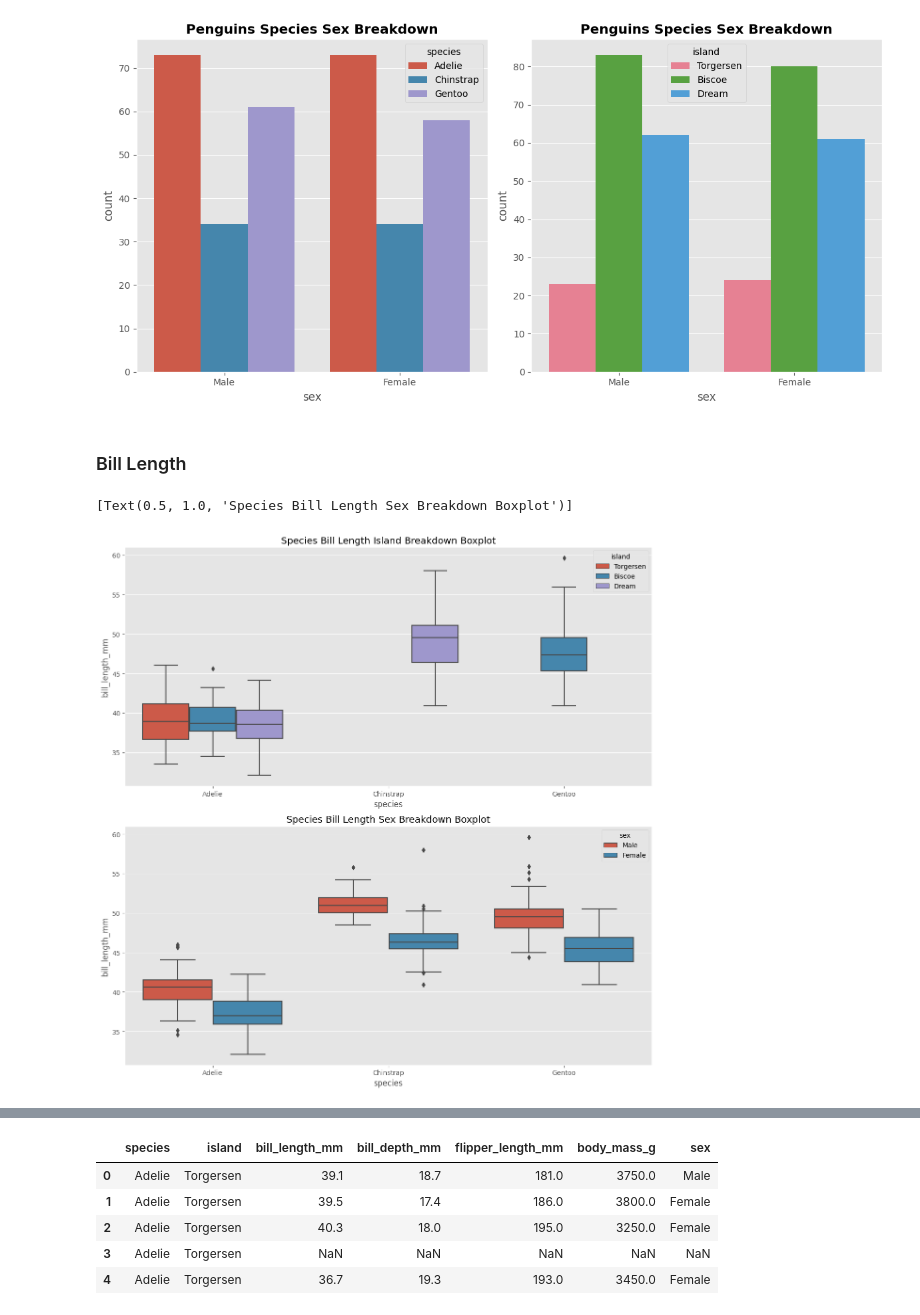
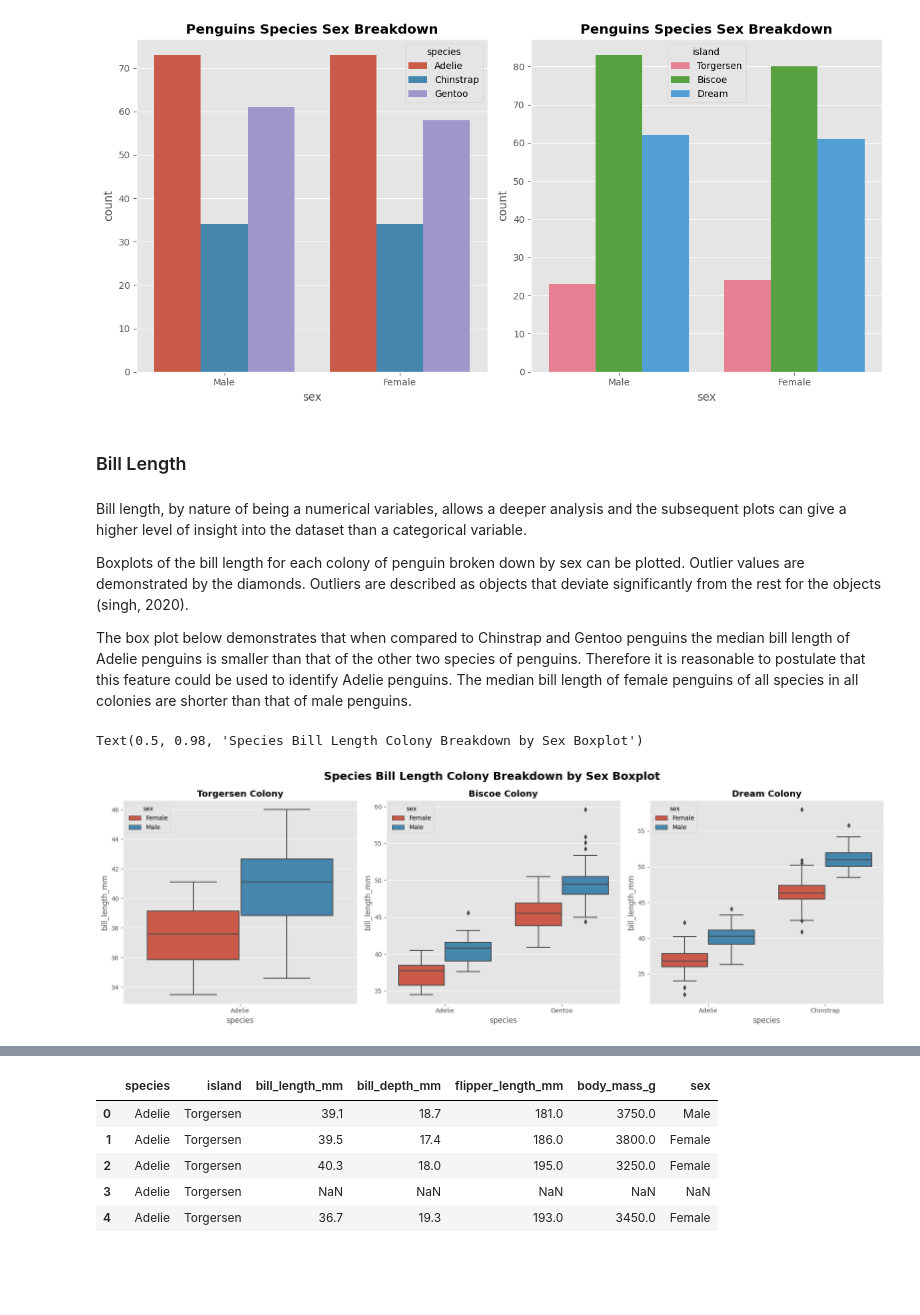
Before and after one commit to humphs078/data_analysis_fundamentals, a Jupyter notebook: tasks.ipynb, the cells around one changed output, grey strips where cells are left out. Cells and saved outputs as stored; diff of their text form; code cells hidden in the pictures; blank space fills up the shorter version.

Commit message:
Create further plots for Task 5.

```diff
--- a/tasks.ipynb
+++ b/tasks.ipynb
@@ -1258,0 +1251,6 @@ plt.show()
+# %%
+# create species specific DatFrames and sort them alphabetically
+# adapted from - https://www.statology.org/pandas-sort-alphabetically/ [Accessed 06 Dec. 2023]
+torgersen = penguins[penguins['island'].isin(['Torgersen'])].sort_values('sex')
+biscoe = penguins[penguins['island'].isin(['Biscoe'])].sort_values('sex')
+dream = penguins[penguins['island'].isin(['Dream'])].sort_values('sex')
@@ -1274,14 +1286,23 @@ sns.countplot(data=penguins, x='sex', hue='island', ax=ax[1], palette='husl').se
 Text(0.5, 1.0, 'Penguins Species Sex Breakdown')
 [figure]
 # %% [markdown]
-### Bill Length <a id="sex-variable-plot"></a>
+### Bill Length <a id="bill-length"></a>
+# %% [markdown]
+Bill length, by nature of being a numerical variables, allows a deeper analysis and the subsequent plots can give a higher level of insight into the dataset than a categorical variable.
+
+Boxplots of the bill length for each colony of penguin broken down by sex can be plotted. Outlier values are demonstrated by the diamonds. Outliers are described as objects that
+deviate significantly from the rest for the objects (singh, 2020).
+
+The box plot below demonstrates that when compared to Chinstrap and Gentoo penguins the median bill length of Adelie penguins  is smaller than that of the other two species of penguins. Therefore it is reasonable to postulate that this feature could be used to identify Adelie penguins. The median bill length of female penguins of all species in all colonies are shorter than that of male penguins.
 # %%
 # create an empty plot
-fig, ax =plt.subplots(2, 1, figsize=(12, 12))
+fig, ax =plt.subplots(1, 3, figsize=(18, 6))
 
-
-sns.boxplot(data=penguins, x='species', y='bill_length_mm', hue='island', ax=ax[0]).set(title='Species Bill Length Island Breakdown Boxplot')
-sns.boxplot(data=penguins, x='species', y='bill_length_mm', hue='sex', ax=ax[1]).set(title='Species Bill Length Sex Breakdown Boxplot')
+# plot the visualisation boxplot
+sns.boxplot(data=torgersen, x='species', y='bill_length_mm', hue='sex', ax=ax[0]).set_title('Torgersen Colony', weight='bold')
+sns.boxplot(data=biscoe, x='species', y='bill_length_mm', hue='sex', ax=ax[1]).set_title('Biscoe Colony', weight='bold')
+sns.boxplot(data=dream, x='species', y='bill_length_mm', hue='sex', ax=ax[2]).set_title('Dream Colony', weight='bold')
+plt.suptitle('Species Bill Length Colony Breakdown by Sex Boxplot', fontweight ="bold", fontsize=18)
 # %% [output]
-[Text(0.5, 1.0, 'Species Bill Length Sex Breakdown Boxplot')]
+Text(0.5, 0.98, 'Species Bill Length Colony Breakdown by Sex Boxplot')
-[figure, old version]
+[figure, new version]
```
Also changed, not shown: parts of 7 cells of this notebook.
